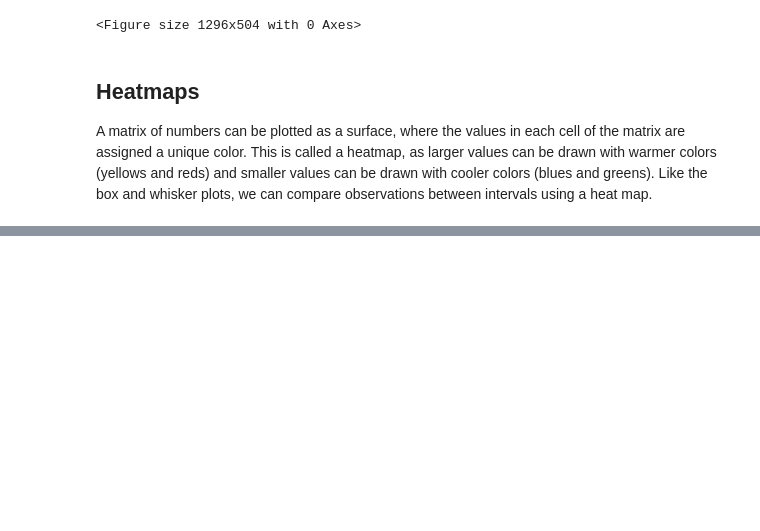
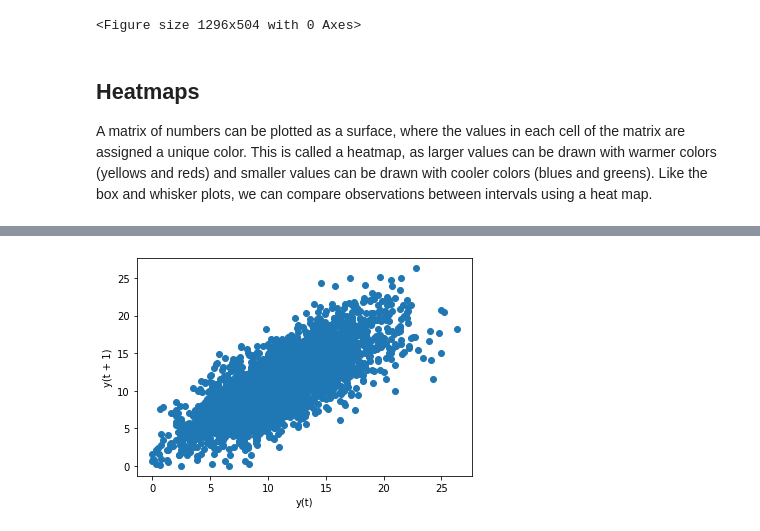
Before and after one commit to harvinder676/time-series-analysis-and-forecasting, a Jupyter notebook: Data_visualization.ipynb, the cells around one changed output, grey strips where cells are left out. Saved outputs shown, nothing was run; the diff lists cells and outputs as text; code cells hidden in the pictures; blank space fills up the shorter version.

```diff
--- a/Data_visualization.ipynb
+++ b/Data_visualization.ipynb
@@ -140,0 +174,8 @@ pyplot.show()
+# %%
+#create a scatter plot ( 1 lag value)
+from pandas.plotting import lag_plot
+
+lag_plot(series)
+plt.show()
+# %% [output]
+[figure, added]
```
Also changed, not shown: parts of 9 cells of this notebook, 4 other files.
